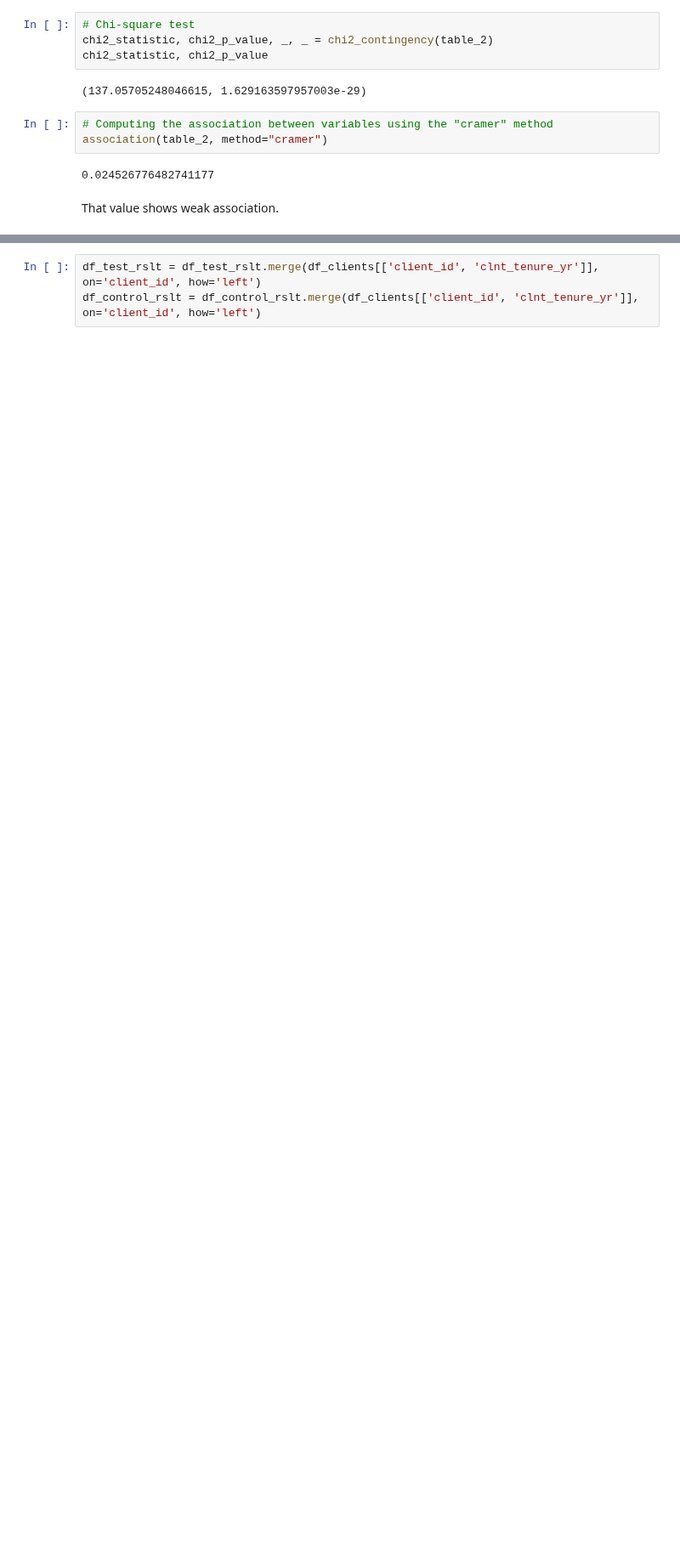
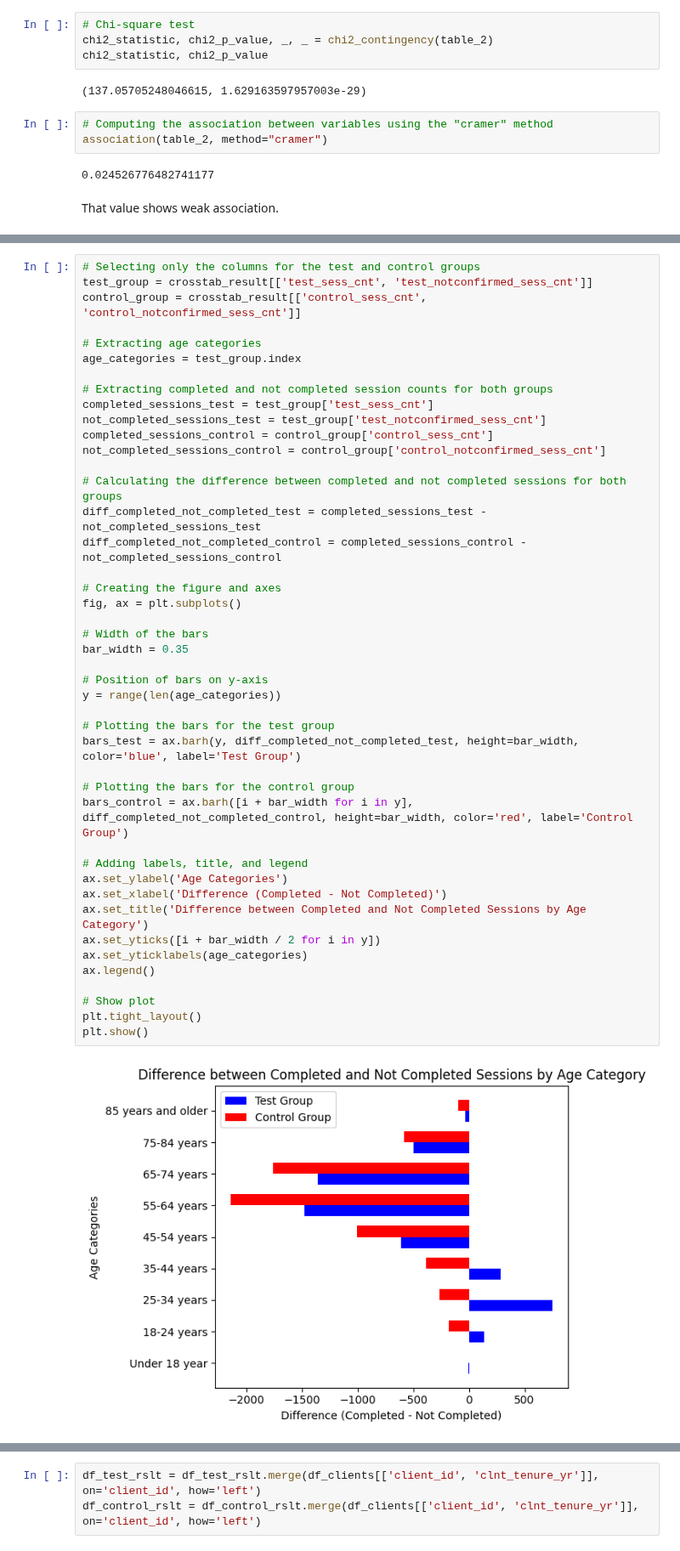
Before and after one commit to dimitsagk/AB_Testing_Analysis, a Jupyter notebook: notebooks/Project_2_02Cleaning+EDA.ipynb, the cells around one changed output, grey strips where cells are left out. Shown at 85% size. Drawn from its saved outputs; the diff is of its cells as text; blank space fills up the shorter version.

```diff
--- a/notebooks/Project_2_02Cleaning+EDA.ipynb
+++ b/notebooks/Project_2_02Cleaning+EDA.ipynb
@@ -1065,0 +1107,46 @@ For example, when doing 'df[col].method(value, inplace=True)', try using 'df.met
+# %%
+# Selecting only the columns for the test and control groups
+test_group = crosstab_result[['test_sess_cnt', 'test_notconfirmed_sess_cnt']]
+control_group = crosstab_result[['control_sess_cnt', 'control_notconfirmed_sess_cnt']]
+
+# Extracting age categories
+age_categories = test_group.index
+
+# Extracting completed and not completed session counts for both groups
+completed_sessions_test = test_group['test_sess_cnt']
+not_completed_sessions_test = test_group['test_notconfirmed_sess_cnt']
+completed_sessions_control = control_group['control_sess_cnt']
+not_completed_sessions_control = control_group['control_notconfirmed_sess_cnt']
+
+# Calculating the difference between completed and not completed sessions for both groups
+diff_completed_not_completed_test = completed_sessions_test - not_completed_sessions_test
+diff_completed_not_completed_control = completed_sessions_control - not_completed_sessions_control
+
+# Creating the figure and axes
+fig, ax = plt.subplots()
+
+# Width of the bars
+bar_width = 0.35
+
+# Position of bars on y-axis
+y = range(len(age_categories))
+
+# Plotting the bars for the test group
+bars_test = ax.barh(y, diff_completed_not_completed_test, height=bar_width, color='blue', label='Test Group')
+
+# Plotting the bars for the control group
+bars_control = ax.barh([i + bar_width for i in y], diff_completed_not_completed_control, height=bar_width, color='red', label='Control Group')
+
+# Adding labels, title, and legend
+ax.set_ylabel('Age Categories')
+ax.set_xlabel('Difference (Completed - Not Completed)')
+ax.set_title('Difference between Completed and Not Completed Sessions by Age Category')
+ax.set_yticks([i + bar_width / 2 for i in y])
+ax.set_yticklabels(age_categories)
+ax.legend()
+
+# Show plot
+plt.tight_layout()
+plt.show()
+# %% [output]
+[figure, added]
```
Also changed, not shown: parts of 23 cells of this notebook.
